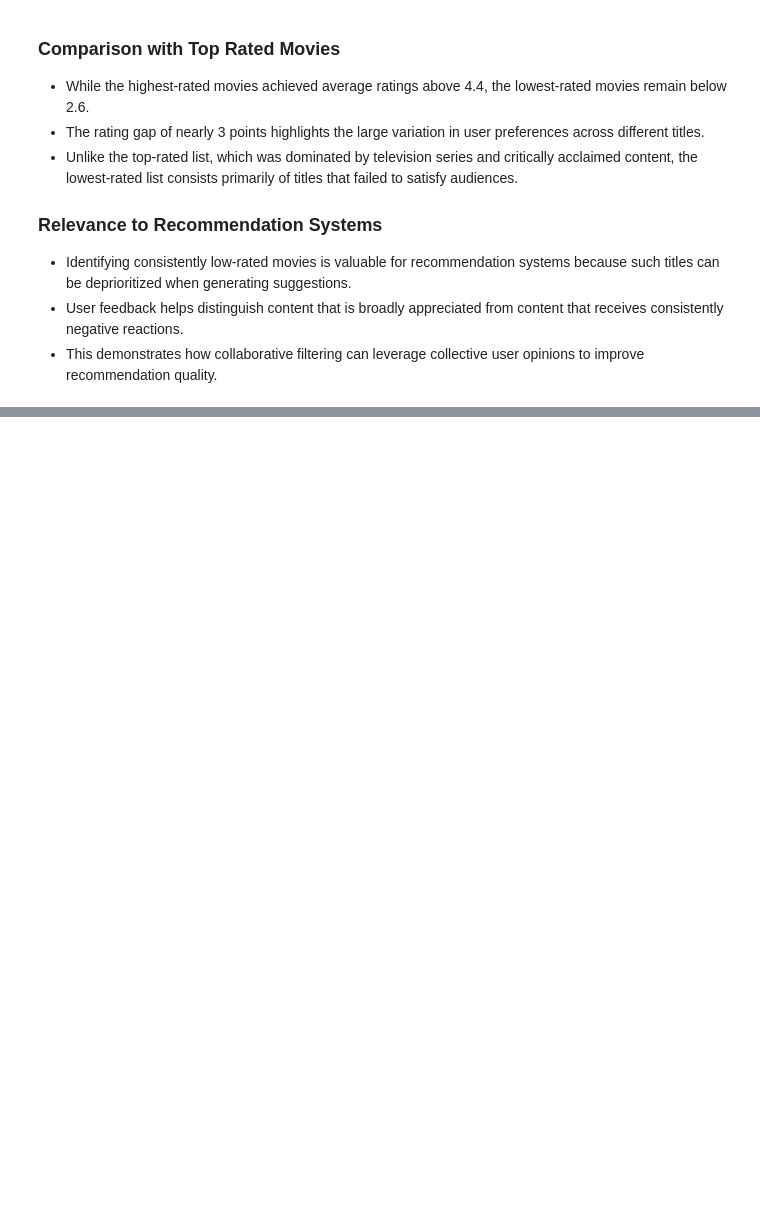
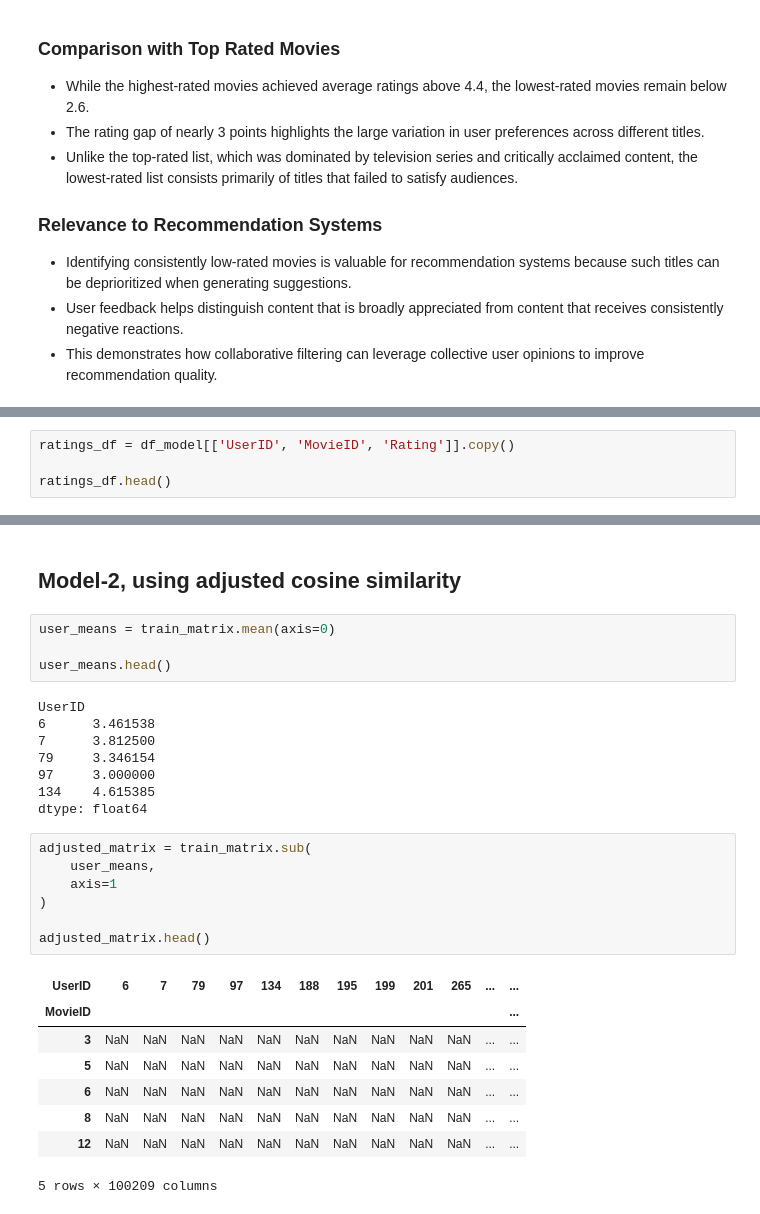
Before and after one commit to Mansi-Rajput05/movie-recommendation-system-ml, a Jupyter notebook: main.ipynb, the cells around one changed output, grey strips where cells are left out. Cells and saved outputs as stored; diff of their text form; blank space fills up the shorter version.

```diff
--- a/EDA.ipynb
+++ b/main.ipynb
@@ -974,0 +1016,4 @@ plt.show()
+# %%
+ratings_df = df_model[['UserID', 'MovieID', 'Rating']].copy()
+
+ratings_df.head()
@@ -974,0 +1222,30 @@ plt.show()
+# %% [markdown]
+## Model-2, using adjusted cosine similarity
+# %%
+user_means = train_matrix.mean(axis=0)
+
+user_means.head()
+# %% [output]
+UserID
+6      3.461538
+7      3.812500
+79     3.346154
+97     3.000000
+134    4.615385
+dtype: float64
+# %%
+adjusted_matrix = train_matrix.sub(
+    user_means,
+    axis=1
+)
+
+adjusted_matrix.head()
+# %% [output]
+| UserID | 6 | 7 | 79 | 97 | 134 | 188 | 195 | 199 | 201 | 265 | ... | ... |
+| MovieID |  |  |  |  |  |  |  |  |  |  |  | ... |
+| 3 | NaN | NaN | NaN | NaN | NaN | NaN | NaN | NaN | NaN | NaN | ... | ... |
+| 5 | NaN | NaN | NaN | NaN | NaN | NaN | NaN | NaN | NaN | NaN | ... | ... |
+| 6 | NaN | NaN | NaN | NaN | NaN | NaN | NaN | NaN | NaN | NaN | ... | ... |
+| 8 | NaN | NaN | NaN | NaN | NaN | NaN | NaN | NaN | NaN | NaN | ... | ... |
+| 12 | NaN | NaN | NaN | NaN | NaN | NaN | NaN | NaN | NaN | NaN | ... | ... |
+5 rows × 100209 columns
```
Also changed, not shown: parts of 91 cells of this notebook.
